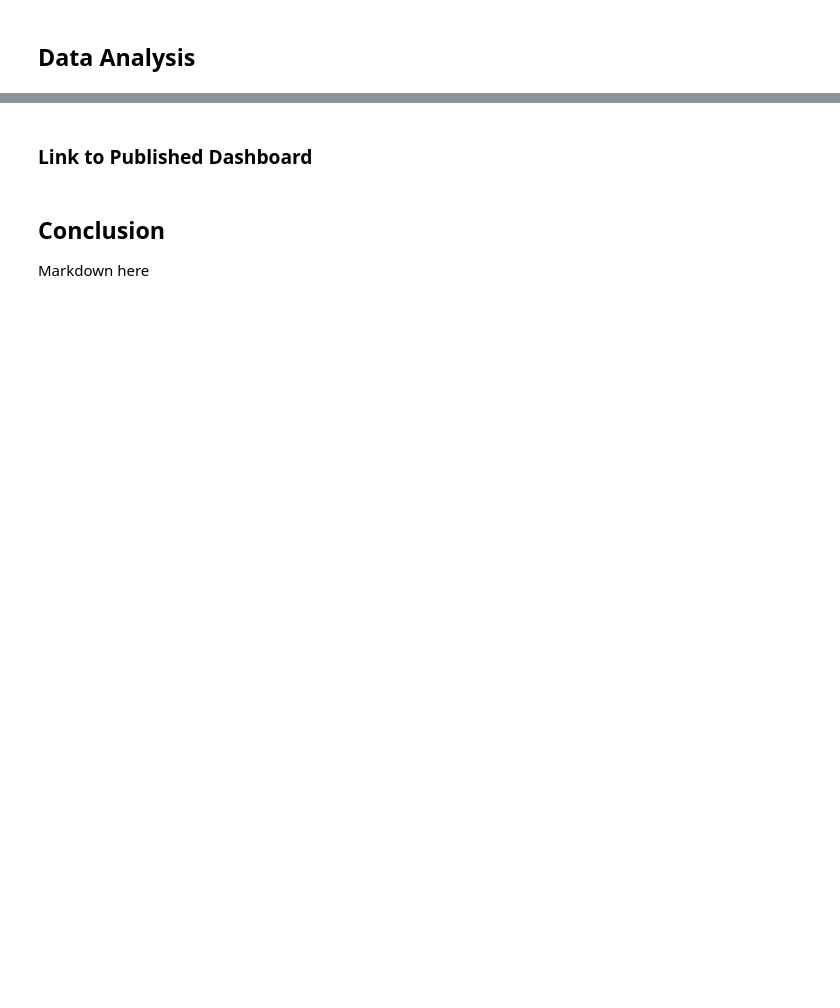
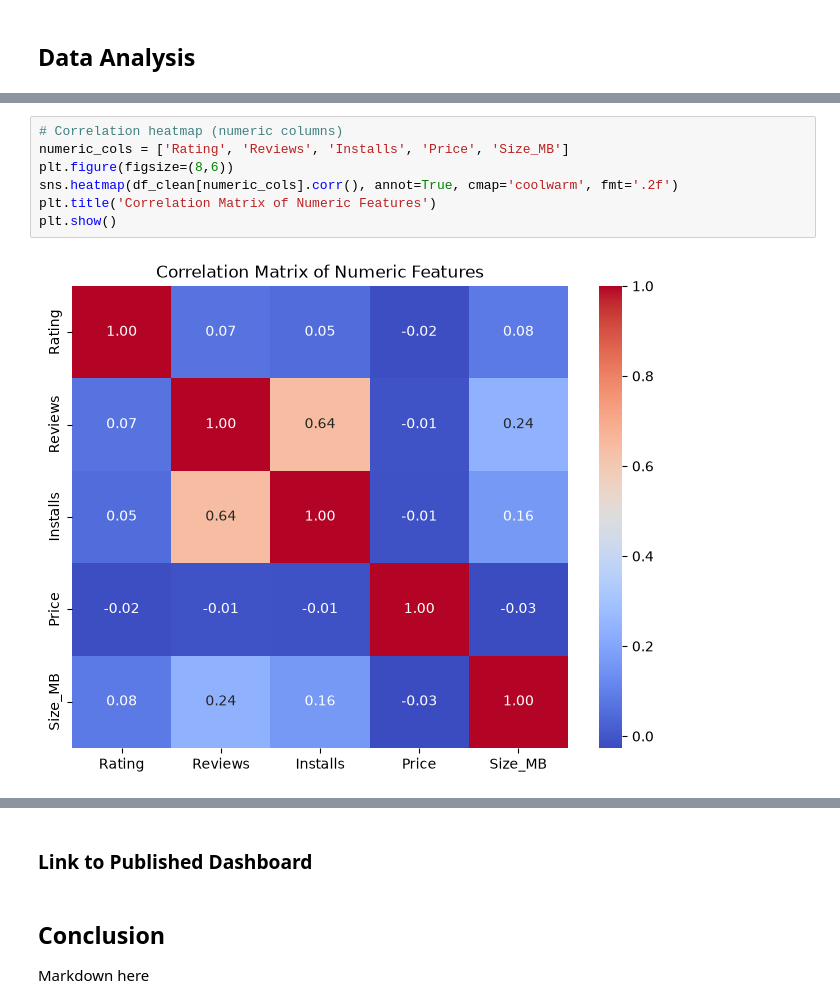
Before and after one commit to PKMDroid/playstore-app-analysis, a Jupyter notebook: play_store_analysis.ipynb, the cells around one changed output, grey strips where cells are left out. Saved outputs shown, nothing was run; the diff lists cells and outputs as text; blank space fills up the shorter version.

```diff
--- a/play_store_analysis.ipynb
+++ b/play_store_analysis.ipynb
@@ -221,0 +260,9 @@ None
+# %%
+# Correlation heatmap (numeric columns)
+numeric_cols = ['Rating', 'Reviews', 'Installs', 'Price', 'Size_MB']
+plt.figure(figsize=(8,6))
+sns.heatmap(df_clean[numeric_cols].corr(), annot=True, cmap='coolwarm', fmt='.2f')
+plt.title('Correlation Matrix of Numeric Features')
+plt.show()
+# %% [output]
+[figure, added]
```
Also changed, not shown: parts of 9 cells of this notebook, 1 other file.
